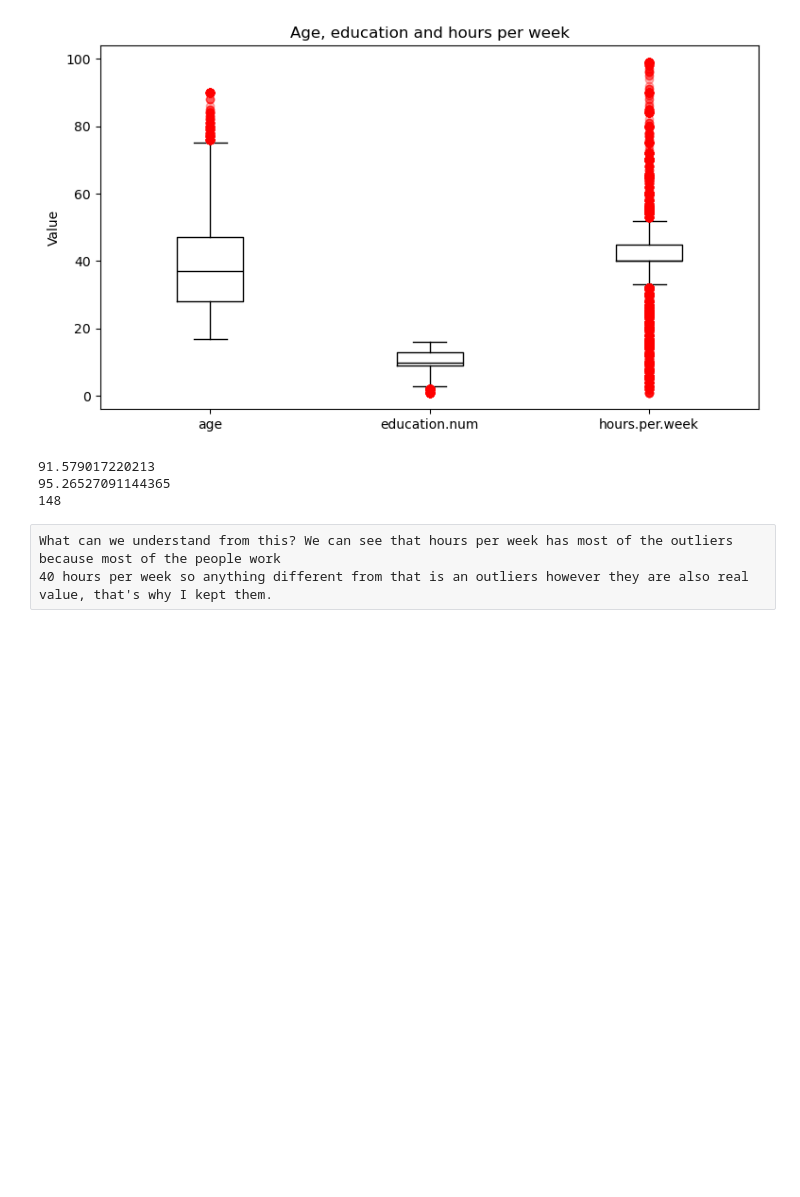
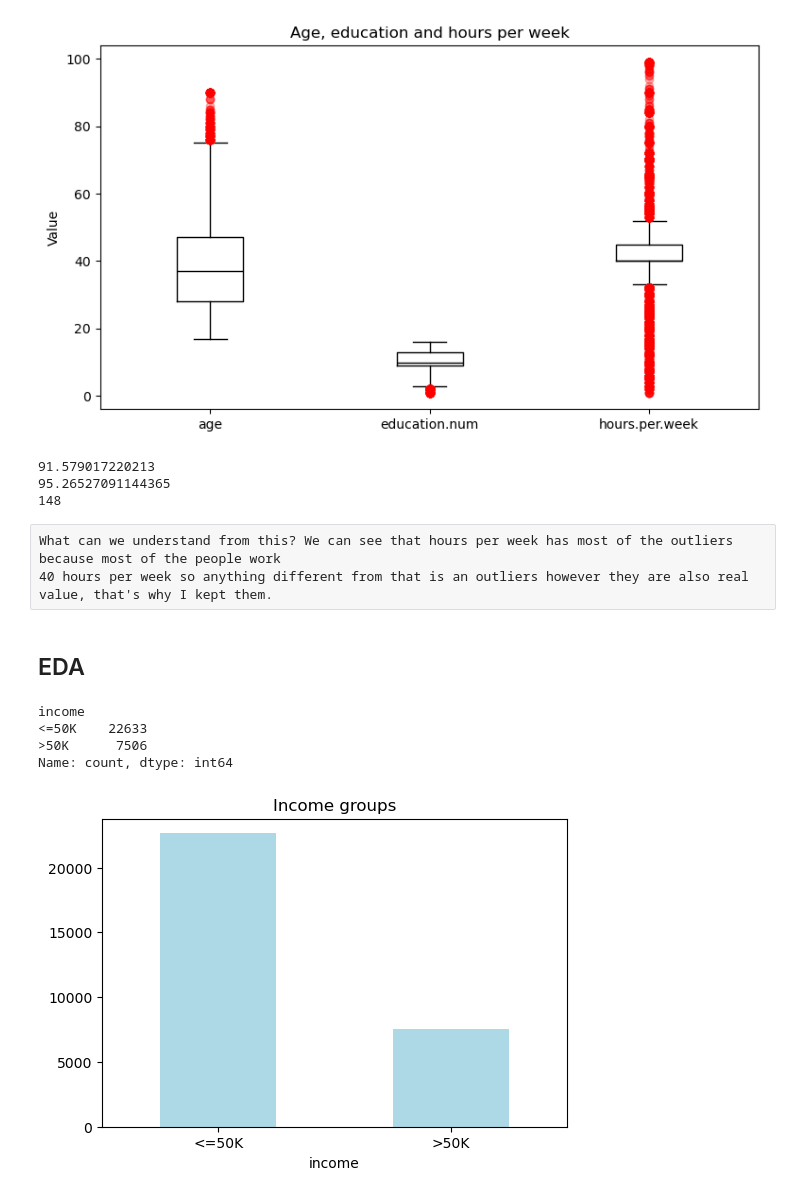
Before and after one commit to henr1quemorais/data-exploration-and-preparation-ca1, a Jupyter notebook: Adult Census Income.ipynb, the cells around one changed output. Cells and saved outputs as stored; diff of their text form; code cells hidden in the pictures; blank space fills up the shorter version.

```diff
--- a/Adult Census Income.ipynb
+++ b/Adult Census Income.ipynb
@@ -221,3 +219,19 @@ print((census["capital.gain"] == 99999).sum())
 # %% [raw]
 What can we understand from this? We can see that hours per week has most of the outliers because most of the people work
 40 hours per week so anything different from that is an outliers however they are also real value, that's why I kept them.
+# %% [markdown]
+## EDA
+# %%
+census["income"].value_counts() #how many people in each income group
+# %% [output]
+income
+<=50K    22633
+>50K      7506
+Name: count, dtype: int64
+# %%
+census["income"].value_counts().plot(kind="bar", color="lightblue", figsize=(6, 4))
+plt.title("Income groups")
+plt.xticks(rotation=0)
+plt.show()
+# %% [output]
+[figure, added]
```
Also changed, not shown: parts of 6 cells of this notebook.
